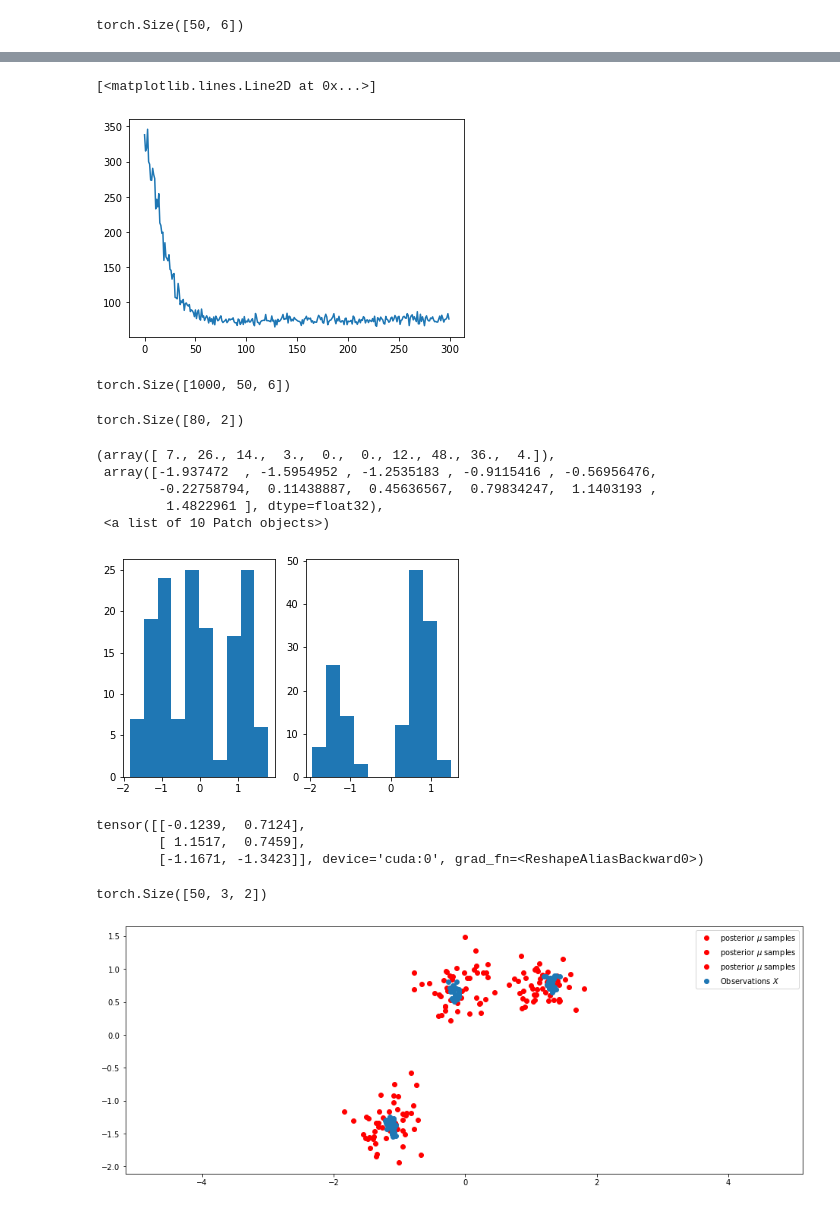
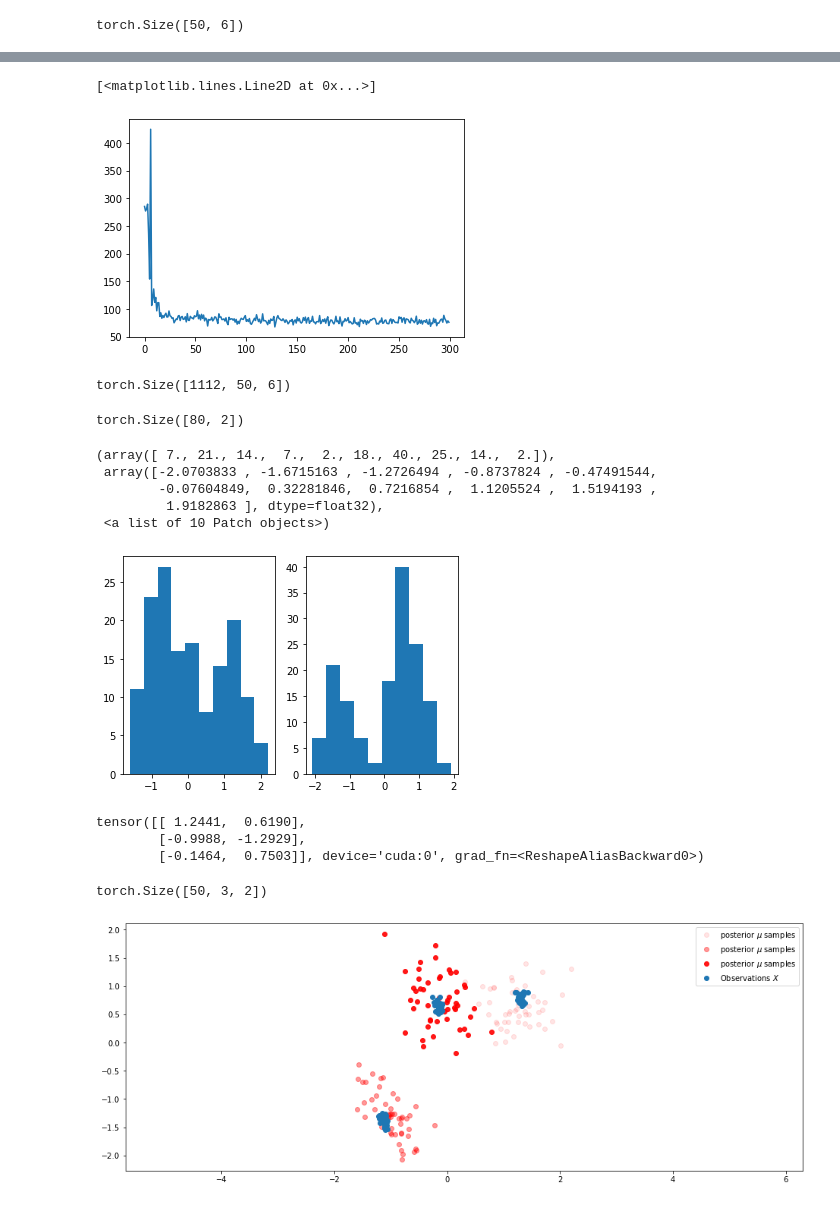
Before and after one commit to franciscovargas/ControlledFollmerDrift, a Jupyter notebook: notebooks/GMM_Example.ipynb, the cells around one changed output, grey strips where cells are left out. Cells and saved outputs as stored; diff of their text form; code cells hidden in the pictures.

```diff
--- a/notebooks/GMM_Example.ipynb
+++ b/notebooks/GMM_Example.ipynb
@@ -179,10 +179,10 @@ tensor(333.5315, device='cuda:0', grad_fn=<MeanBackward0>)
 # %%
-γ = 1
-Δt=0.001
+γ = 0.4
+Δt=0.0009
 t_size = int(math.ceil(1.0/Δt))
-print(t_size)
+# print(t_size)
 ts = torch.linspace(0, 1, t_size).to(device)
-print(ts)
+# print(ts)
 sde = FollmerSDE(dim, dim, no_posterior_samples  , γ=γ, device=device).to(device)
 optimizer = torch.optim.Adam(sde.μ.parameters(), lr=0.05, weight_decay =1)
 #     optimizer = torch.optim.LBFGS(gpr.parameters(), lr=0.01)
@@ -215,3 +215,4 @@ for i in tqdm(range(num_steps)):
 
         optimizer.step()
         losses.append(loss.item())
+torch.cuda.empty_cache()
@@ -257,11 +240,11 @@ losses
 plt.plot(losses[:])
 # %% [output]
 [<matplotlib.lines.Line2D at 0x...>]
-[figure, old version]
+[figure, new version]
 # %%
  torchsde.sdeint(sde, Θ_0, ts, method="euler", dt=Δt).shape
 # %% [output]
-torch.Size([1000, 50, 6])
+torch.Size([1112, 50, 6])
 # %%
 X_train.shape
 # %% [output]
@@ -276,18 +261,18 @@ fig, (ax1,ax2) = plt.subplots(1,2)
 ax1.hist(Θ_1[:,:,0].flatten().cpu().detach().numpy())
 ax2.hist(Θ_1[:,:,1].flatten().cpu().detach().numpy())
 # %% [output]
-(array([ 7., 26., 14.,  3.,  0.,  0., 12., 48., 36.,  4.]),
- array([-1.937472  , -1.5954952 , -1.2535183 , -0.9115416 , -0.56956476,
-        -0.22758794,  0.11438887,  0.45636567,  0.79834247,  1.1403193 ,
-         1.4822961 ], dtype=float32),
+(array([ 7., 21., 14.,  7.,  2., 18., 40., 25., 14.,  2.]),
+ array([-2.0703833 , -1.6715163 , -1.2726494 , -0.8737824 , -0.47491544,
+        -0.07604849,  0.32281846,  0.7216854 ,  1.1205524 ,  1.5194193 ,
+         1.9182863 ], dtype=float32),
  <a list of 10 Patch objects>)
-[figure, old version]
+[figure, new version]
 # %%
 Θ_1.mean(axis=0).reshape(K,2)
 # %% [output]
-tensor([[-0.1239,  0.7124],
-        [ 1.1517,  0.7459],
-        [-1.1671, -1.3423]], device='cuda:0', grad_fn=<ReshapeAliasBackward0>)
+tensor([[ 1.2441,  0.6190],
+        [-0.9988, -1.2929],
+        [-0.1464,  0.7503]], device='cuda:0', grad_fn=<ReshapeAliasBackward0>)
 # %%
 Θ_1.shape
 # %% [output]
@@ -295,18 +280,18 @@ torch.Size([50, 3, 2])
 # %%
 fig, ax_1 = plt.subplots(1, 1, figsize=(16, 6))
 Θ_plot = Θ_1.cpu().detach() #.reshape(50*3,2)
 
 
 for i in range(K):
     ax_1.plot(Θ_plot[:,i, 0], Θ_plot[:, i, 1],
              linestyle='none',
-             marker='o', color="red", label="posterior $\mu$ samples")
+             marker='o', color="red", label="posterior $\mu$ samples", alpha= (i+1)**2 * 0.1)
 
 ax_1.plot(X_scaled[:, 0], X_scaled[:, 1],
          linestyle='none',
          marker='o', label="Observations $X$")
 
 ax_1.legend()
 ax_1.axis('equal');
 # %% [output]
-[figure, old version]
+[figure, new version]
```
Also changed, not shown: parts of 5 cells of this notebook, 1 other file.
